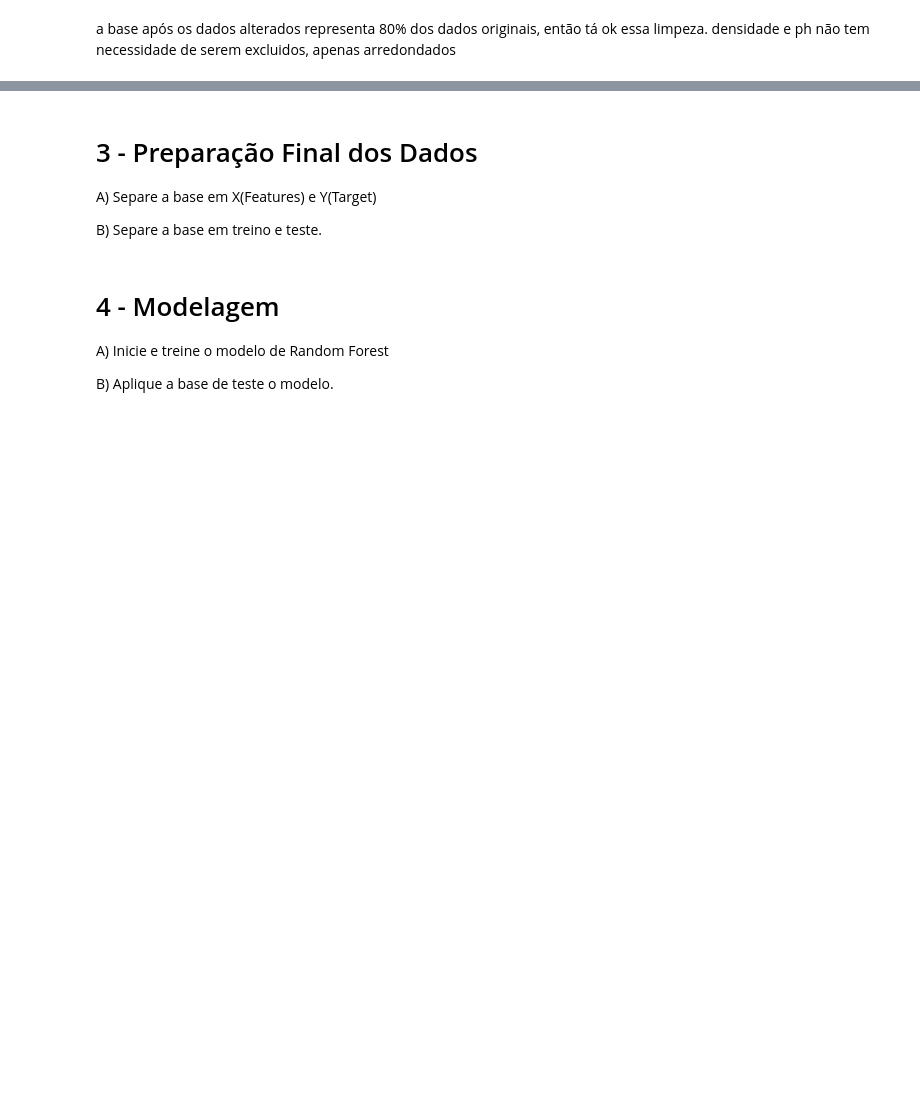
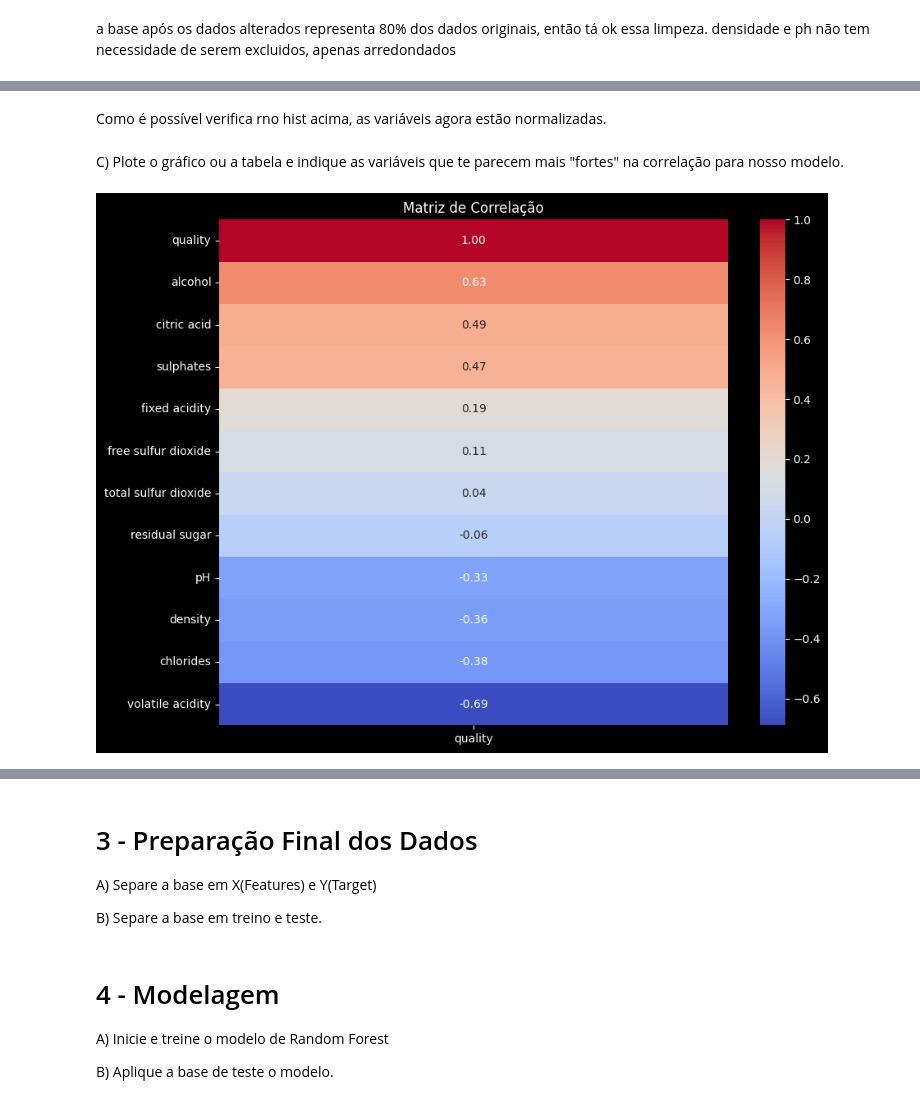
Before and after one commit to marinappdf/projetos-EBAC, a Jupyter notebook: Random Forest/Cientista de Dados Pratique M32.ipynb, the cells around one changed output, grey strips where cells are left out. Saved outputs shown, nothing was run; the diff lists cells and outputs as text; code cells hidden in the pictures; blank space fills up the shorter version.

```diff
--- a/Random Forest/Cientista de Dados Pratique M32.ipynb
+++ b/Random Forest/Cientista de Dados Pratique M32.ipynb
@@ -221,7 +201,3 @@ px.bar(dsup_percent[["Max", "IQR", "75%"]], barmode="overlay", opacity=0.75, tit
 importante destacar que essa comparação não fala da quantidade dos dados, mas o quanto cada um desses valores representa do máximo. isso serve para entendermos em que medida a amostra tem outliers, uma análise prelimnar.
 por exemplo, no caso do ph, o limiar geralmente usado para determinar se um valor é outrlier ou nao, o iqr está muito próximo do valor de max. isso indica que os valores superiores a iqr não estão muito fora da curva, sua exclusão não parece obrigatoria.
 já no caso do residual sugar, vemos que a distancia entre o maximo medido e o IQR é muito grande, então esse valor está muito fora da curva.
-# %%
-for campo in df:
-     dsup_percent['count_IQR'].loc[campo] = (df[df[campo] >= dsup.loc[campo]['IQR']].count()[0]/qtd_base_original*100).round(2)
-print(dsup_percent)
@@ -269,7 +206,0 @@ df = df[df['volatile acidity']<=1] -> substituir pela média
-# %%
-df = df[df['volatile acidity']<=1]
-df = df[df['citric acid']<=0.6]
-df = df[df['chlorides']<=0.1]
-df = df[df['chlorides']>=0.045]
-df = df[df['free sulfur dioxide']<=60]
-df = df[df['total sulfur dioxide']<=150]
@@ -294,5 +210,5 @@ print(qdt_base_processada/qtd_base_original)
 a base após os dados alterados representa 80% dos dados originais, então tá ok essa limpeza.
 densidade e ph não tem necessidade de serem excluidos, apenas arredondados
 # %%
-df['density'] = df['density'].round(2)
+df['density'] = df['density'].round(3)
 df['pH'] = df['pH'].round(1)
@@ -310,0 +215,4 @@ df.describe()
+# %%
+for campo in df:
+    if campo not in ['density', 'pH', 'quality']:
+        df[campo] = df[campo].apply(lambda x: df_iqrs['Média'][campo] if (x < df_iqrs['L Inf'][campo] or x > df_iqrs['L Sup'][campo]) else x)
@@ -310,0 +233,14 @@ df.describe()
+# %% [markdown]
+Como é possível verifica rno hist acima, as variáveis agora estão normalizadas.
+# %% [markdown]
+
+C)  Plote o gráfico ou a tabela e indique as variáveis que te parecem mais "fortes" na correlação para nosso modelo.
+# %%
+correlation_matrix = df.select_dtypes(include=['number']).corr()
+correlation_matrix.sort_values(by='quality', ascending=False, inplace=True)
+plt.figure(figsize=(10, 8))
+sns.heatmap(correlation_matrix[['quality']], annot=True, cmap='coolwarm', fmt=".2f", annot_kws={"size": 10})
+plt.title('Matriz de Correlação')
+plt.show()
+# %% [output]
+[figure, added]
```
Also changed, not shown: parts of 23 cells of this notebook.
